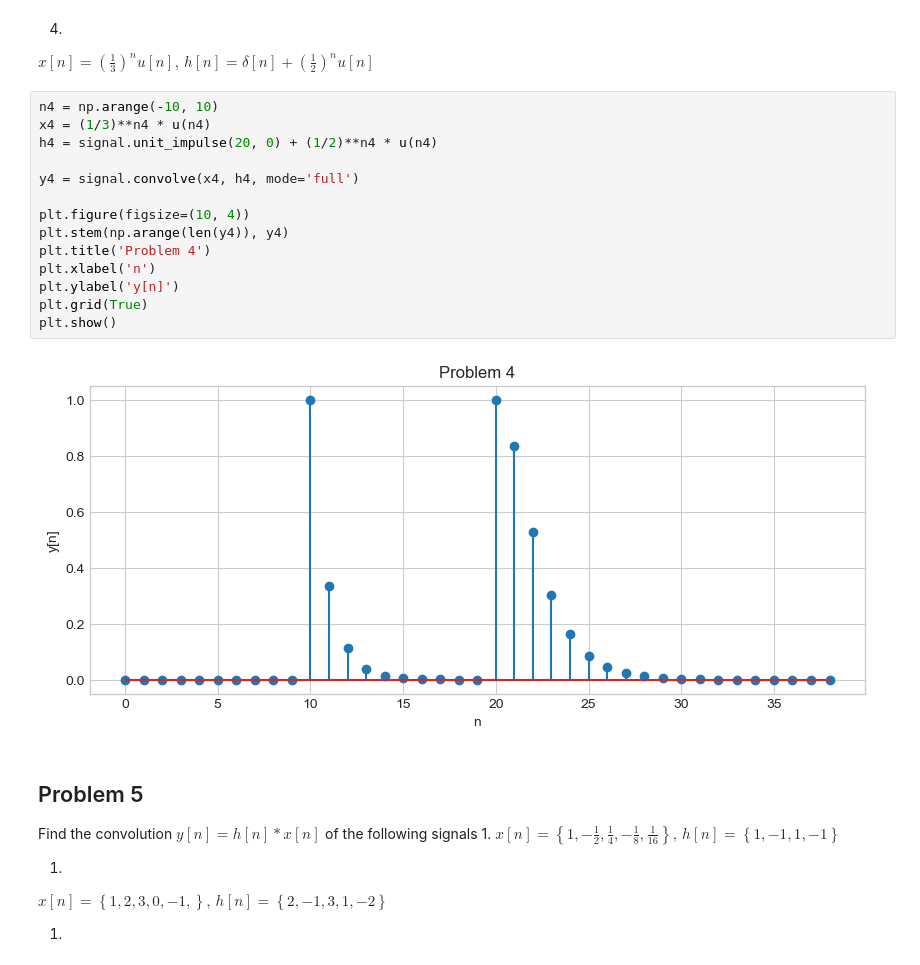
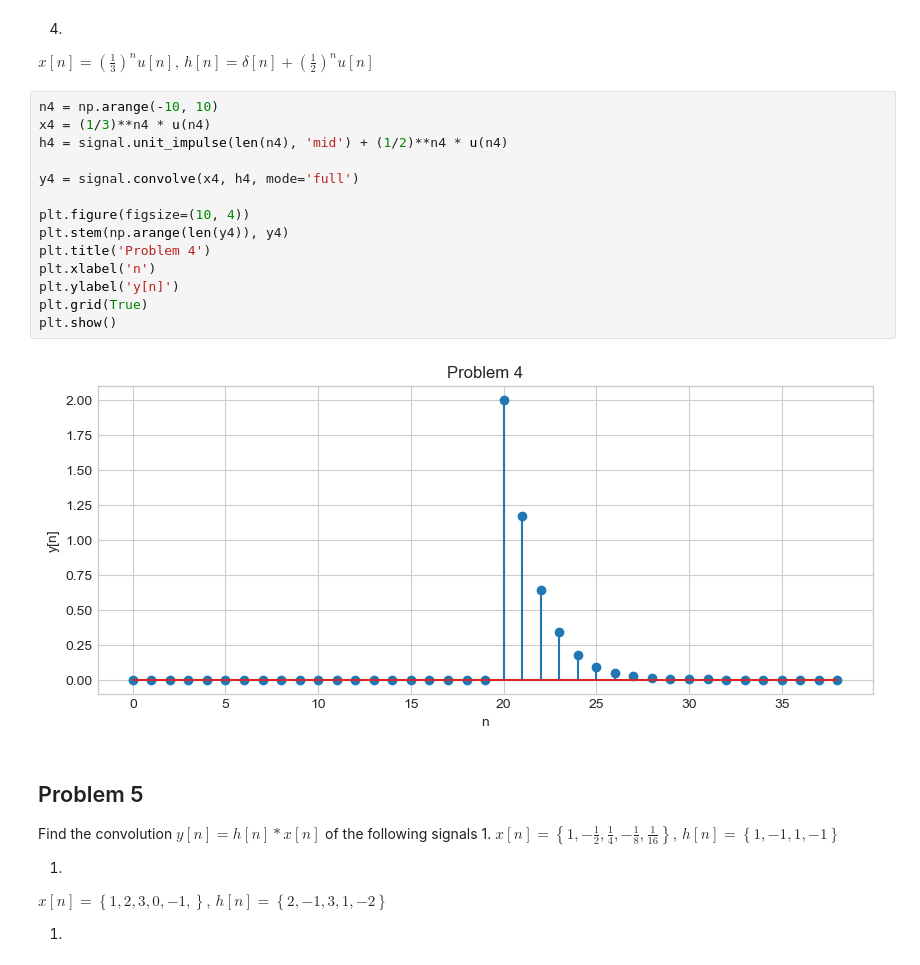
Before and after one commit to pupipatsk/Comp-Eng-Math-II, a Jupyter notebook: assignment/2/Assignment 2.ipynb, the cells around one changed output. Saved outputs shown, nothing was run; the diff lists cells and outputs as text.

```diff
--- a/assignment/2/Assignment 2.ipynb
+++ b/assignment/2/Assignment 2.ipynb
@@ -184,19 +184,19 @@ $x[n] = \left( \frac{1}{3} \right)^n u[n],\, h[n] = \delta[n] + \left( \frac{1}{
 # %%
 n4 = np.arange(-10, 10)
 x4 = (1/3)**n4 * u(n4)
-h4 = signal.unit_impulse(20, 0) + (1/2)**n4 * u(n4)
+h4 = signal.unit_impulse(len(n4), 'mid') + (1/2)**n4 * u(n4)
 
 y4 = signal.convolve(x4, h4, mode='full')
 
 plt.figure(figsize=(10, 4))
 plt.stem(np.arange(len(y4)), y4)
 plt.title('Problem 4')
 plt.xlabel('n')
 plt.ylabel('y[n]')
 plt.grid(True)
 plt.show()
 # %% [output]
-[figure, old version]
+[figure, new version]
 # %% [markdown]
 ## Problem 5
 Find the convolution $y[n] = h[n]*x[n]$ of the following signals
```
Also changed, not shown: parts of 2 cells of this notebook, 2 other files.
